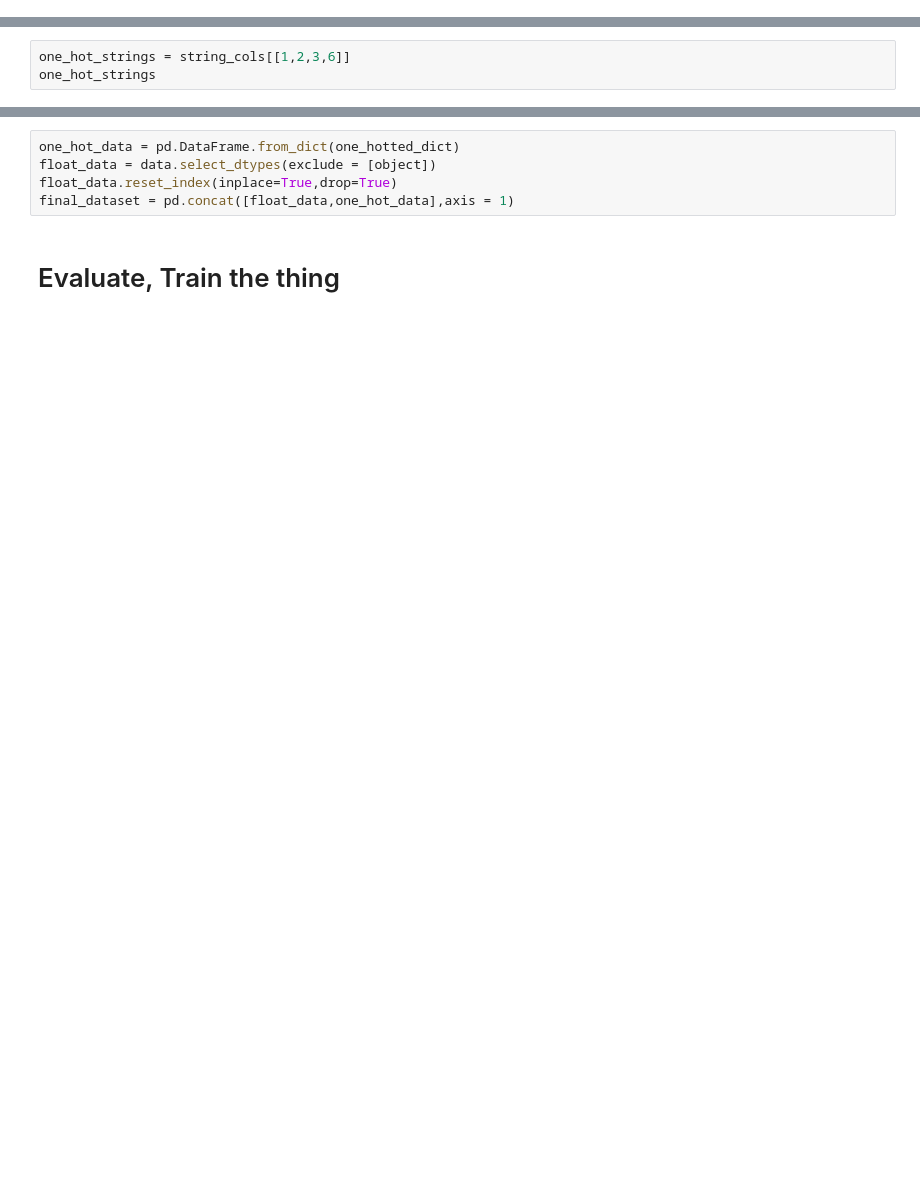
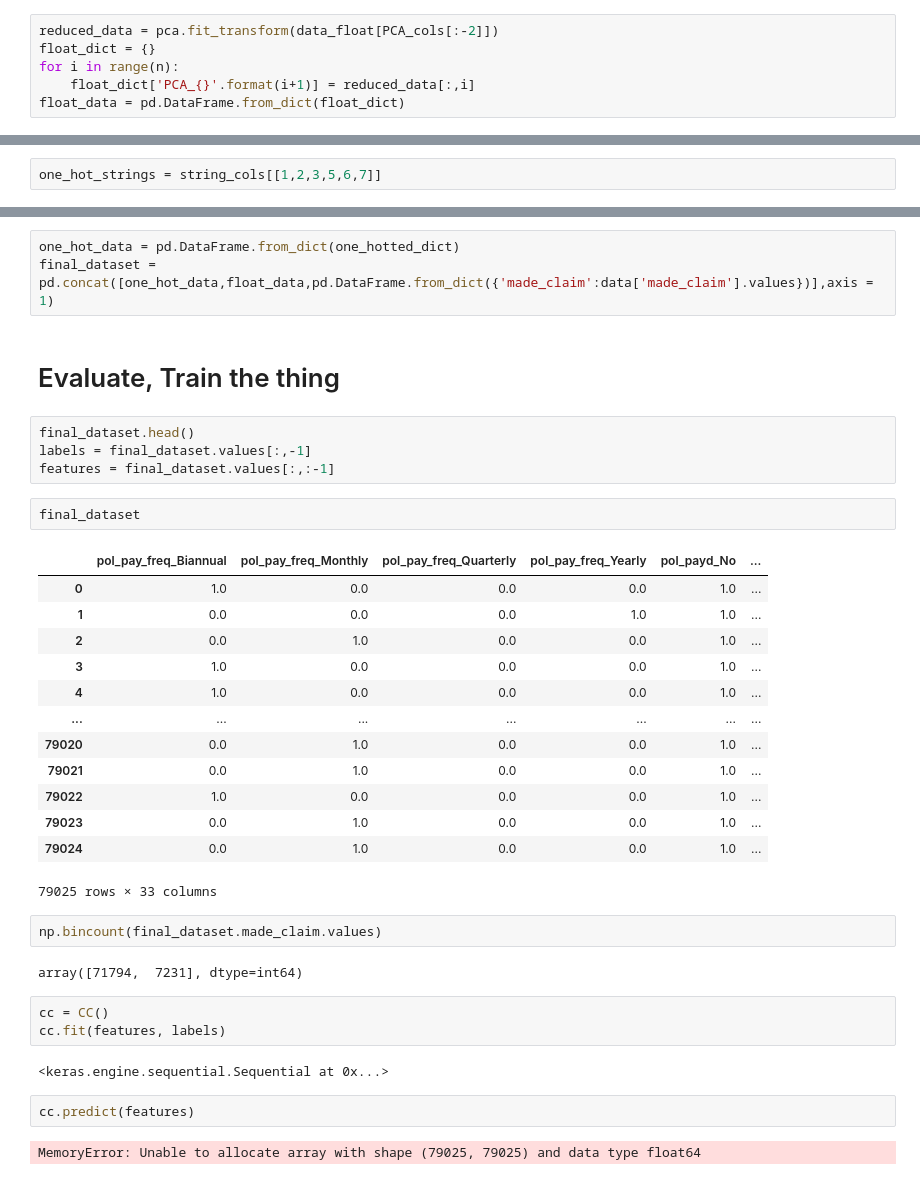
Before and after one commit to Theosau/FFNN_library, a Jupyter notebook: Part_3.ipynb, the cells around one changed output, grey strips where cells are left out. Cells and saved outputs as stored; diff of their text form; blank space fills up the shorter version.

```diff
--- a/Part_3.ipynb
+++ b/Part_3.ipynb
@@ -85,0 +83,6 @@ Index(['pol_coverage', 'pol_pay_freq', 'pol_payd', 'pol_usage',
+# %%
+reduced_data = pca.fit_transform(data_float[PCA_cols[:-2]])
+float_dict = {}
+for i in range(n):
+    float_dict['PCA_{}'.format(i+1)] = reduced_data[:,i]
+float_data = pd.DataFrame.from_dict(float_dict)
@@ -86,3 +98,2 @@ Index(['pol_coverage', 'pol_pay_freq', 'pol_payd', 'pol_usage',
 # %%
-one_hot_strings = string_cols[[1,2,3,6]]
-one_hot_strings
+one_hot_strings = string_cols[[1,2,3,5,6,7]]
@@ -103,8 +112,39 @@ for hot in one_hot_strings:
         one_hotted_dict['{}_{}'.format(hot,index)] = onehot_encoded[:,n]
 # %%
 one_hot_data = pd.DataFrame.from_dict(one_hotted_dict)
-float_data = data.select_dtypes(exclude = [object])
-float_data.reset_index(inplace=True,drop=True)
-final_dataset = pd.concat([float_data,one_hot_data],axis = 1)
+final_dataset = pd.concat([one_hot_data,float_data,pd.DataFrame.from_dict({'made_claim':data['made_claim'].values})],axis = 1)
 # %% [markdown]
 # Evaluate, Train the thing
+# %%
+final_dataset.head()
+labels = final_dataset.values[:,-1]
+features = final_dataset.values[:,:-1]
+# %%
+final_dataset
+# %% [output]
+|  | pol_pay_freq_Biannual | pol_pay_freq_Monthly | pol_pay_freq_Quarterly | pol_pay_freq_Yearly | pol_payd_No | ... |
+| 0 | 1.0 | 0.0 | 0.0 | 0.0 | 1.0 | ... |
+| 1 | 0.0 | 0.0 | 0.0 | 1.0 | 1.0 | ... |
+| 2 | 0.0 | 1.0 | 0.0 | 0.0 | 1.0 | ... |
+| 3 | 1.0 | 0.0 | 0.0 | 0.0 | 1.0 | ... |
+| 4 | 1.0 | 0.0 | 0.0 | 0.0 | 1.0 | ... |
+| ... | ... | ... | ... | ... | ... | ... |
+| 79020 | 0.0 | 1.0 | 0.0 | 0.0 | 1.0 | ... |
+| 79021 | 0.0 | 1.0 | 0.0 | 0.0 | 1.0 | ... |
+| 79022 | 1.0 | 0.0 | 0.0 | 0.0 | 1.0 | ... |
+| 79023 | 0.0 | 1.0 | 0.0 | 0.0 | 1.0 | ... |
+| 79024 | 0.0 | 1.0 | 0.0 | 0.0 | 1.0 | ... |
+79025 rows × 33 columns
+# %%
+np.bincount(final_dataset.made_claim.values)
+# %% [output]
+array([71794,  7231], dtype=int64)
+# %%
+cc = CC()
+cc.fit(features, labels)
+# %% [output]
+<keras.engine.sequential.Sequential at 0x...>
+# %%
+cc.predict(features)
+# %% [output]
+MemoryError: Unable to allocate array with shape (79025, 79025) and data type float64
```
Also changed, not shown: parts of 15 cells of this notebook.
